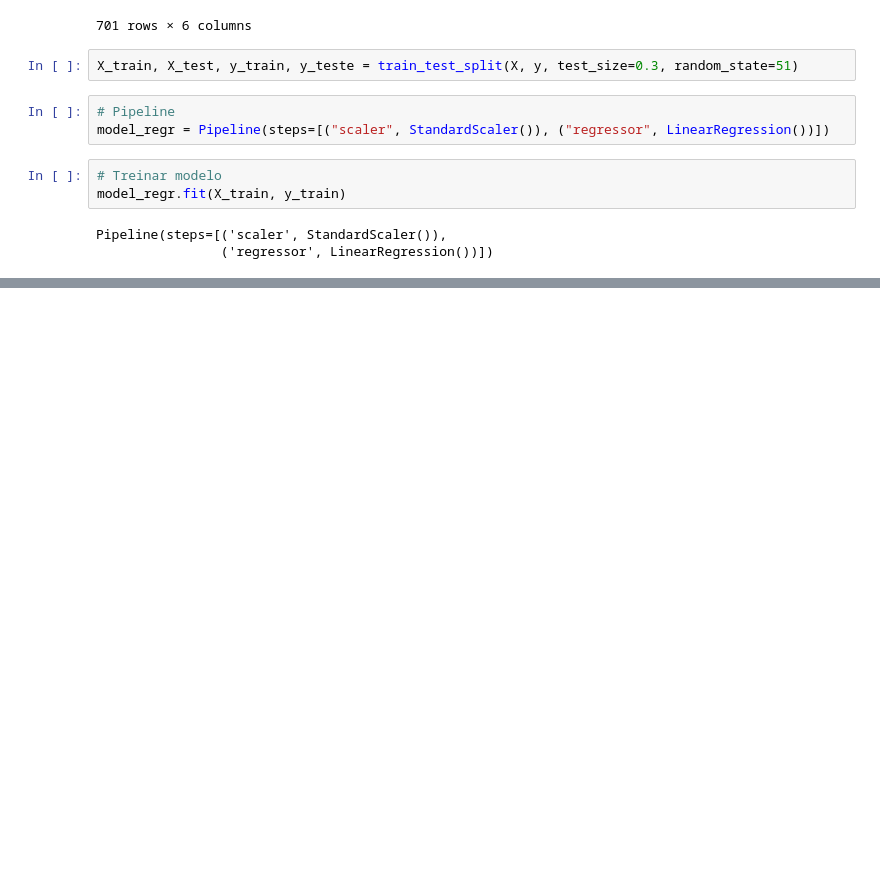
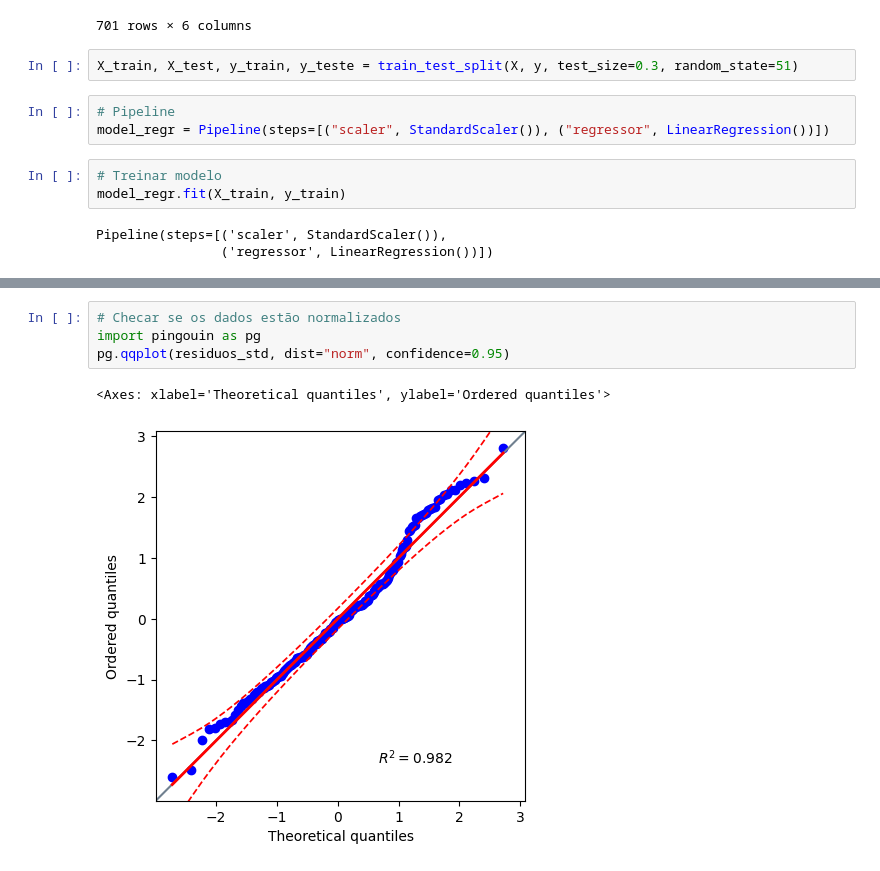
Before and after one commit to MatheusGustavoo/DiabetesPredictor-ML, a Jupyter notebook: modelo_diabetes.ipynb, the cells around one changed output, grey strips where cells are left out. Saved outputs shown, nothing was run; the diff lists cells and outputs as text; blank space fills up the shorter version.

```diff
--- a/modelo_diabetes.ipynb
+++ b/modelo_diabetes.ipynb
@@ -210,0 +247,7 @@ Pipeline(steps=[('scaler', StandardScaler()),
+# %%
+# Checar se os dados estão normalizados
+import pingouin as pg
+pg.qqplot(residuos_std, dist="norm", confidence=0.95)
+# %% [output]
+<Axes: xlabel='Theoretical quantiles', ylabel='Ordered quantiles'>
+[figure, added]
```
Also changed, not shown: parts of 20 cells of this notebook, 4 other files.
